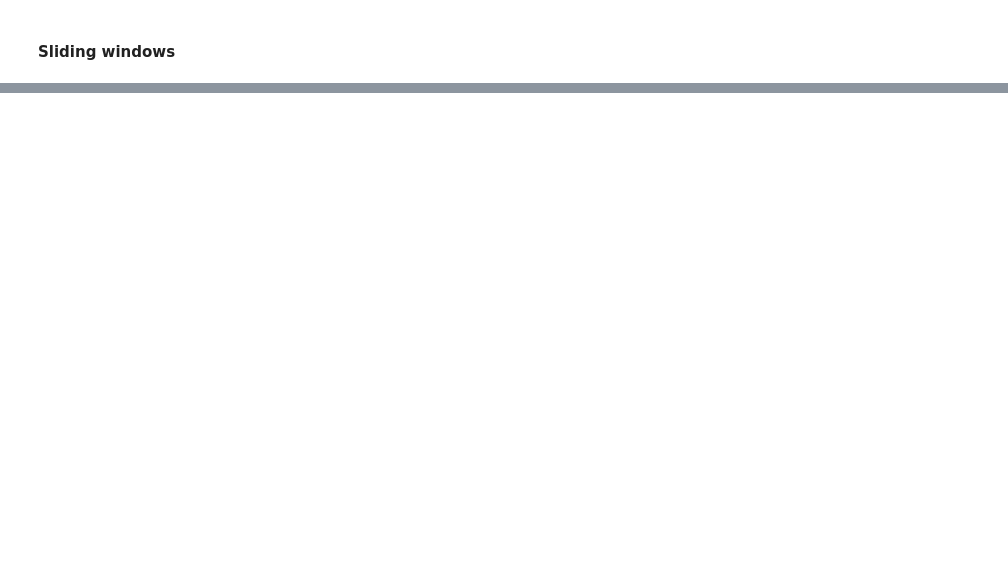
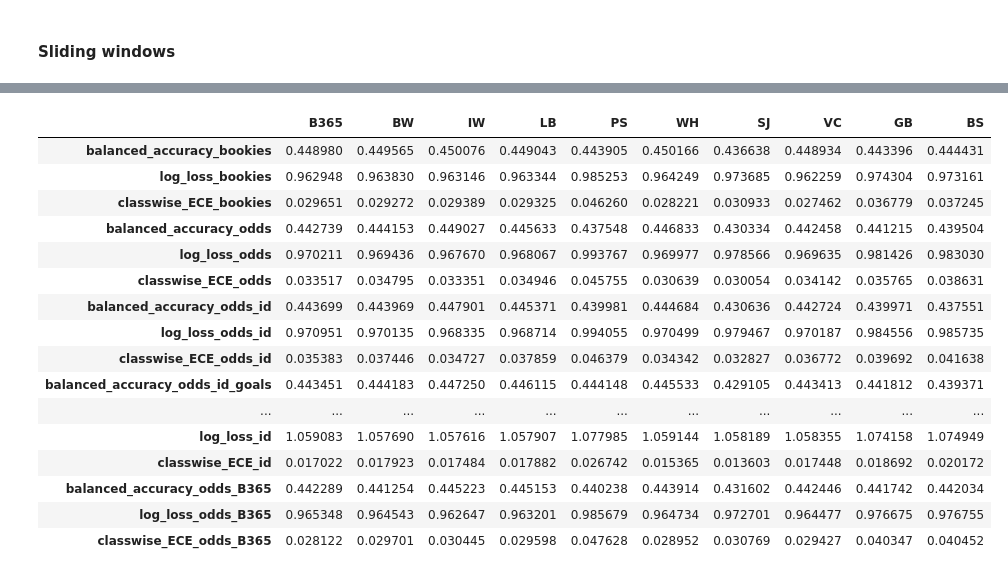
Before and after one commit to JulienDelavande/SoccerBetMLOptimizer, a Jupyter notebook: notebooks/data-manipulation/data_exploration_esd_jd_240503.ipynb, the cells around one changed output, grey strips where cells are left out. Cells and saved outputs as stored; diff of their text form; code cells hidden in the pictures; blank space fills up the shorter version.

```diff
--- a/notebooks/data-manipulation/data_exploration_esd_jd_240503.ipynb
+++ b/notebooks/data-manipulation/data_exploration_esd_jd_240503.ipynb
@@ -1564,0 +1529,2 @@ classwise_ECE(matchs_v1_test_Y, predictions[:, 2], predictions[:, 1], prediction
+# %%
+matchs_v2 = feature_engineering(matchs)
@@ -1564,0 +1712,2 @@ classwise_ECE(matchs_v1_test_Y, predictions[:, 2], predictions[:, 1], prediction
+# %%
+train_test(matchs_v2, pipeline, X_col, Y_col, train_test_split_fn=train_test_split_fn)
@@ -1564,0 +1732,5 @@ classwise_ECE(matchs_v1_test_Y, predictions[:, 2], predictions[:, 1], prediction
+# %%
+balanced_accuracy_bookies, log_loss_bookies, classwise_ECE_bookies, balanced_accuracy_model, \
+log_loss_model, classwise_ECE_model = train_test_bookies_comparision(matchs_v2, pipeline, X_col, Y_col,
+    train_test_split_fn = lambda df : train_test_split_expanding_windows(df, split=5, test_prop=0.2, date_col="date"),
+    bookies=['B365', 'BW', 'IW', 'LB', 'PS', 'WH', 'SJ', 'VC', 'GB', 'BS'])
@@ -1564,0 +1751,18 @@ classwise_ECE(matchs_v1_test_Y, predictions[:, 2], predictions[:, 1], prediction
+# %%
+split = 5
+test_prop = 0.2
+train_test_split_fn = lambda df : train_test_split_expanding_windows(df, split=5, test_prop=test_prop, date_col="date")
+
+results_balanced_accuracy_models = []
+results_log_loss_models = []
+results_classwise_ECE_models = []
+
+for X_col_name, X_col in zip(X_cols_name, X_cols):
+    balanced_accuracy_bookies, log_loss_bookies, classwise_ECE_bookies, balanced_accuracy_model, \
+        log_loss_model, classwise_ECE_model = train_test_bookies_comparision(matchs_v2, pipeline, X_col, Y_col,
+        train_test_split_fn = lambda df : train_test_split_expanding_windows(df, split=5, test_prop=0.2, date_col="date"),
+        bookies=['B365', 'BW', 'IW', 'LB', 'PS', 'WH', 'SJ', 'VC', 'GB', 'BS'])
+
+    results_balanced_accuracy_models.append(balanced_accuracy_model)
+    results_log_loss_models.append(log_loss_model)
+    results_classwise_ECE_models.append(classwise_ECE_model)
@@ -1564,0 +1787,31 @@ classwise_ECE(matchs_v1_test_Y, predictions[:, 2], predictions[:, 1], prediction
+# %%
+results_list = [[results_balanced_accuracy_models[i], results_log_loss_models[i], results_classwise_ECE_models[i]] for i in range(len(X_cols_name))]
+results_list_flatten = [item for sublist in results_list for item in sublist]
+
+index_list = [[f'balanced_accuracy_{X_cols_name[i]}', f'log_loss_{X_cols_name[i]}', f'classwise_ECE_{X_cols_name[i]}'] for i in range(len(X_cols_name))]
+index_list_flatten = [item for sublist in index_list for item in sublist]
+
+df_results = pd.DataFrame([balanced_accuracy_bookies, log_loss_bookies, classwise_ECE_bookies] + results_list_flatten)
+
+
+df_results.index = ['balanced_accuracy_bookies', 'log_loss_bookies', 'classwise_ECE_bookies'] + index_list_flatten
+
+df_results
+# %% [output]
+|  | B365 | BW | IW | LB | PS | WH | SJ | VC | GB | BS |
+| balanced_accuracy_bookies | 0.448980 | 0.449565 | 0.450076 | 0.449043 | 0.443905 | 0.450166 | 0.436638 | 0.448934 | 0.443396 | 0.444431 |
+| log_loss_bookies | 0.962948 | 0.963830 | 0.963146 | 0.963344 | 0.985253 | 0.964249 | 0.973685 | 0.962259 | 0.974304 | 0.973161 |
+| classwise_ECE_bookies | 0.029651 | 0.029272 | 0.029389 | 0.029325 | 0.046260 | 0.028221 | 0.030933 | 0.027462 | 0.036779 | 0.037245 |
+| balanced_accuracy_odds | 0.442739 | 0.444153 | 0.449027 | 0.445633 | 0.437548 | 0.446833 | 0.430334 | 0.442458 | 0.441215 | 0.439504 |
+| log_loss_odds | 0.970211 | 0.969436 | 0.967670 | 0.968067 | 0.993767 | 0.969977 | 0.978566 | 0.969635 | 0.981426 | 0.983030 |
+| classwise_ECE_odds | 0.033517 | 0.034795 | 0.033351 | 0.034946 | 0.045755 | 0.030639 | 0.030054 | 0.034142 | 0.035765 | 0.038631 |
+| balanced_accuracy_odds_id | 0.443699 | 0.443969 | 0.447901 | 0.445371 | 0.439981 | 0.444684 | 0.430636 | 0.442724 | 0.439971 | 0.437551 |
+| log_loss_odds_id | 0.970951 | 0.970135 | 0.968335 | 0.968714 | 0.994055 | 0.970499 | 0.979467 | 0.970187 | 0.984556 | 0.985735 |
+| classwise_ECE_odds_id | 0.035383 | 0.037446 | 0.034727 | 0.037859 | 0.046379 | 0.034342 | 0.032827 | 0.036772 | 0.039692 | 0.041638 |
+| balanced_accuracy_odds_id_goals | 0.443451 | 0.444183 | 0.447250 | 0.446115 | 0.444148 | 0.445533 | 0.429105 | 0.443413 | 0.441812 | 0.439371 |
+| ... | ... | ... | ... | ... | ... | ... | ... | ... | ... | ... |
+| log_loss_id | 1.059083 | 1.057690 | 1.057616 | 1.057907 | 1.077985 | 1.059144 | 1.058189 | 1.058355 | 1.074158 | 1.074949 |
+| classwise_ECE_id | 0.017022 | 0.017923 | 0.017484 | 0.017882 | 0.026742 | 0.015365 | 0.013603 | 0.017448 | 0.018692 | 0.020172 |
+| balanced_accuracy_odds_B365 | 0.442289 | 0.441254 | 0.445223 | 0.445153 | 0.440238 | 0.443914 | 0.431602 | 0.442446 | 0.441742 | 0.442034 |
+| log_loss_odds_B365 | 0.965348 | 0.964543 | 0.962647 | 0.963201 | 0.985679 | 0.964734 | 0.972701 | 0.964477 | 0.976675 | 0.976755 |
+| classwise_ECE_odds_B365 | 0.028122 | 0.029701 | 0.030445 | 0.029598 | 0.047628 | 0.028952 | 0.030769 | 0.029427 | 0.040347 | 0.040452 |
```
Also changed, not shown: parts of 60 cells of this notebook, 23 other files.
